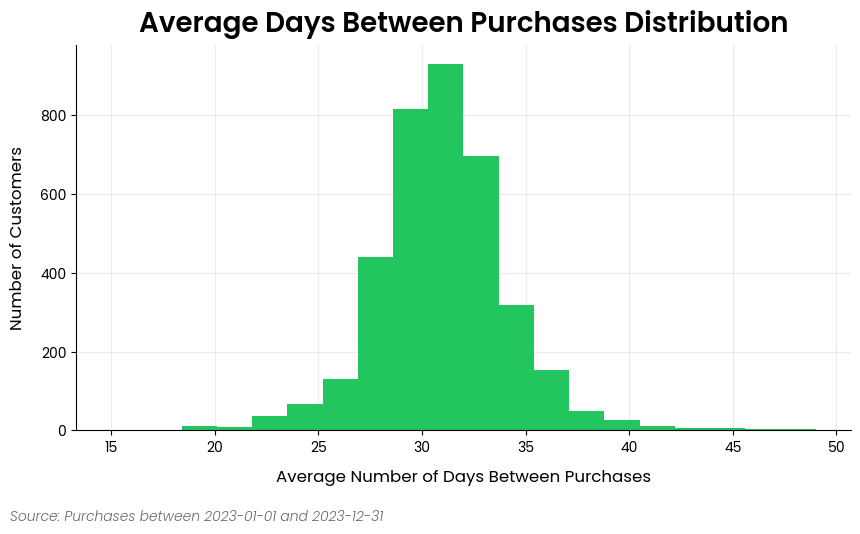
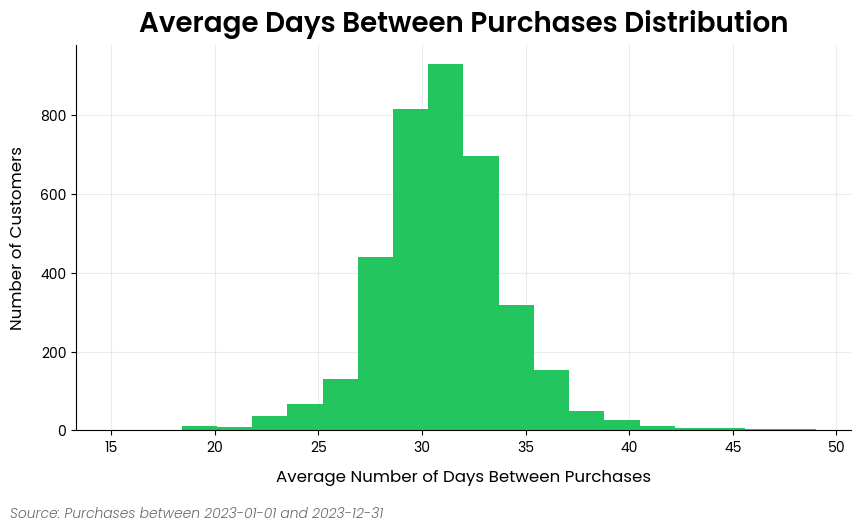
Code edit (unified diff) that turned the first committed figure into the second:
--- before
+++ after
@@ -1,8 +1,11 @@
 df["transaction_date"] = pd.to_datetime(df["transaction_date"])
 dbp = customer.DaysBetweenPurchases(df)
-dbp.plot(
+histogram.plot(
+    df=dbp.purchase_dist_s,
+    title="Average Days Between Purchases Distribution",
+    x_label="Average Number of Days Between Purchases",
+    y_label="Number of Customers",
+    bins=20,
     figsize=(10, 5),
-    bins=20,
     source_text="Source: Purchases between 2023-01-01 and 2023-12-31",
 )
-plt.show()

Commit: refactor!: remove plot() methods from customer and segstats classes